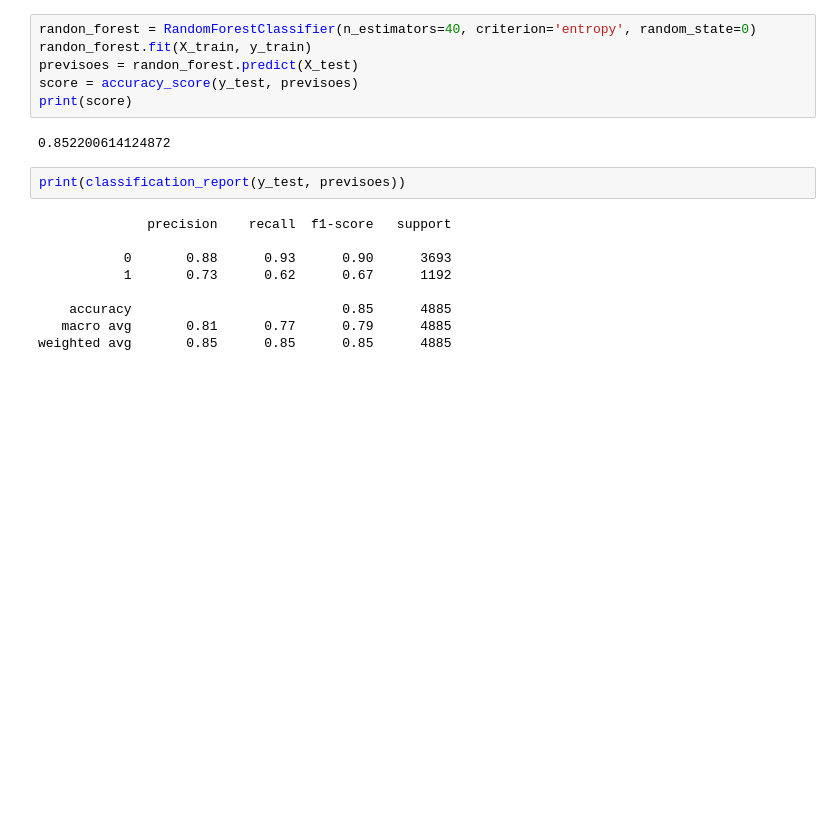
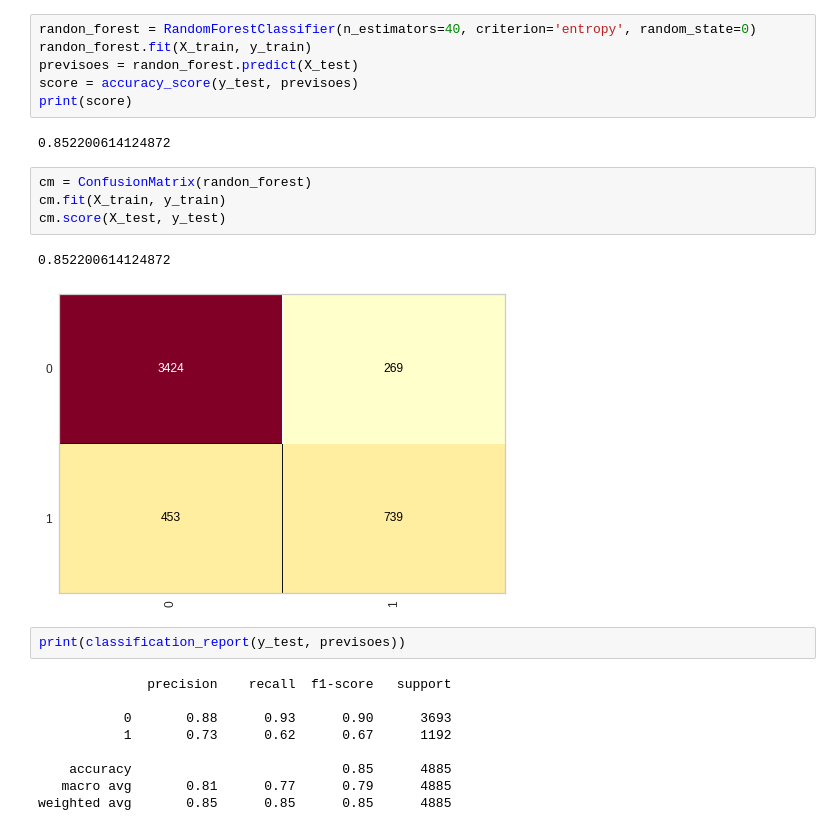
Before and after one commit to Mario-RJunior/census-analysis, a Jupyter notebook: census.ipynb, the cells around one changed output. Saved outputs shown, nothing was run; the diff lists cells and outputs as text; blank space fills up the shorter version.

```diff
--- a/census.ipynb
+++ b/census.ipynb
@@ -317,6 +325,13 @@ score = accuracy_score(y_test, previsoes)
 print(score)
 # %% [output]
 0.852200614124872
+# %%
+cm = ConfusionMatrix(randon_forest)
+cm.fit(X_train, y_train)
+cm.score(X_test, y_test)
+# %% [output]
+0.852200614124872
+[figure, added]
 # %%
 print(classification_report(y_test, previsoes))
 # %% [output]
```
Also changed, not shown: parts of 8 cells of this notebook.
